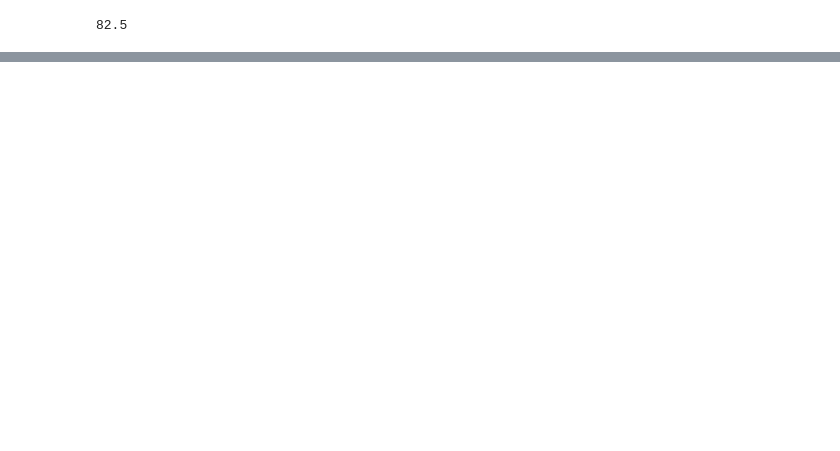
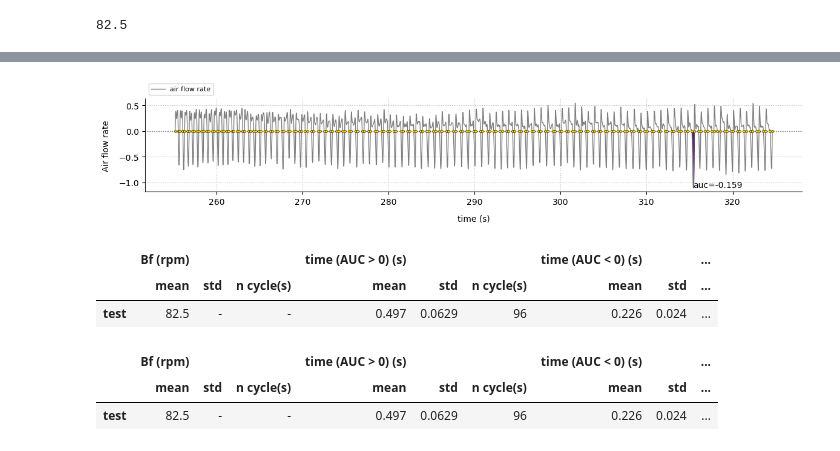
Before and after one commit to tcoustillet/pybreathe, a Jupyter notebook: example.ipynb, the cells around one changed output, grey strips where cells are left out. Cells and saved outputs as stored; diff of their text form; code cells hidden in the pictures; blank space fills up the shorter version.

```diff
--- a/example.ipynb
+++ b/example.ipynb
@@ -46,0 +54,16 @@ sliced_data.plot(show_auc=True)
+# %%
+data.plot(highlight_auc=(-0.159,))
+# %% [output]
+[figure, added]
+# %%
+data.get_overview()
+# %% [output]
+|  | Bf (rpm) |  |  | time (AUC > 0) (s) |  |  | time (AUC < 0) (s) |  | ... |
+|  | mean | std | n cycle(s) | mean | std | n cycle(s) | mean | std | ... |
+| test | 82.5 | - | - | 0.497 | 0.0629 | 96 | 0.226 | 0.024 | ... |
+# %%
+data.get_overview(output_directory="/Users/thibaut/Desktop")
+# %% [output]
+|  | Bf (rpm) |  |  | time (AUC > 0) (s) |  |  | time (AUC < 0) (s) |  | ... |
+|  | mean | std | n cycle(s) | mean | std | n cycle(s) | mean | std | ... |
+| test | 82.5 | - | - | 0.497 | 0.0629 | 96 | 0.226 | 0.024 | ... |
```
Also changed, not shown: parts of 11 cells of this notebook.
